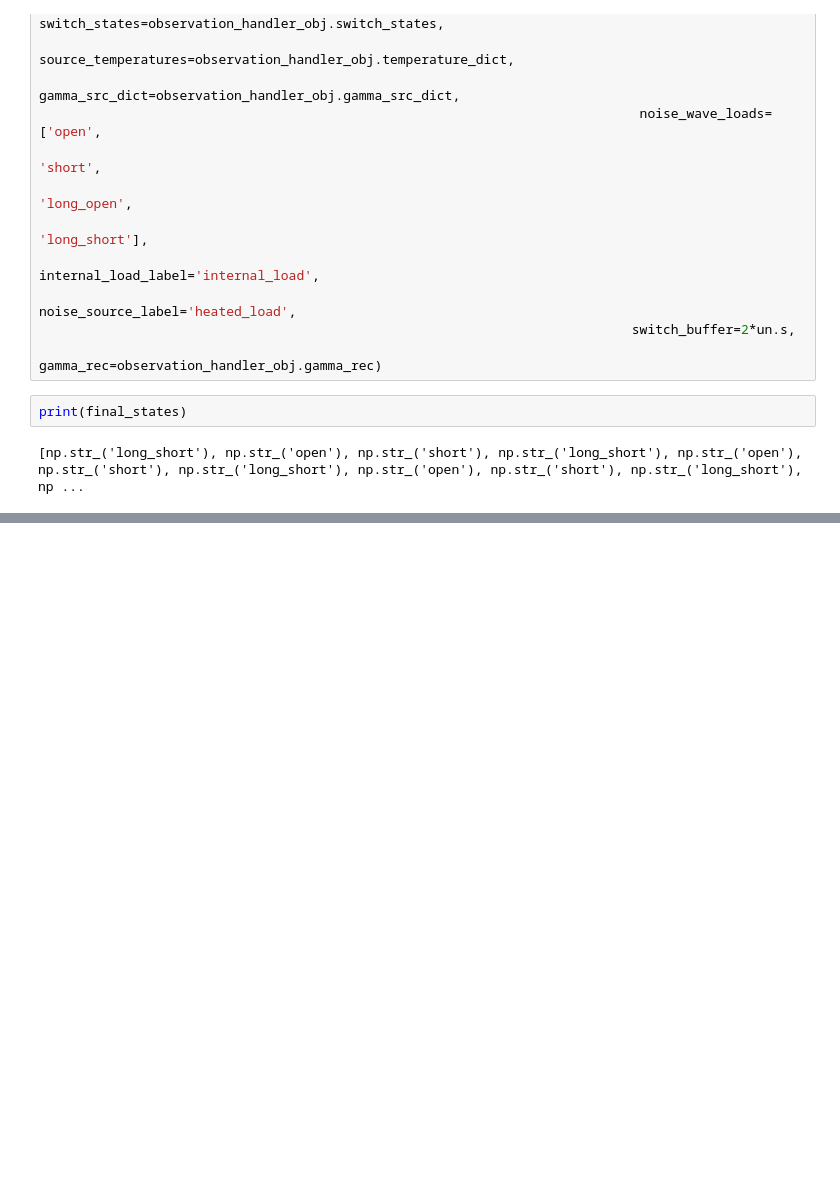
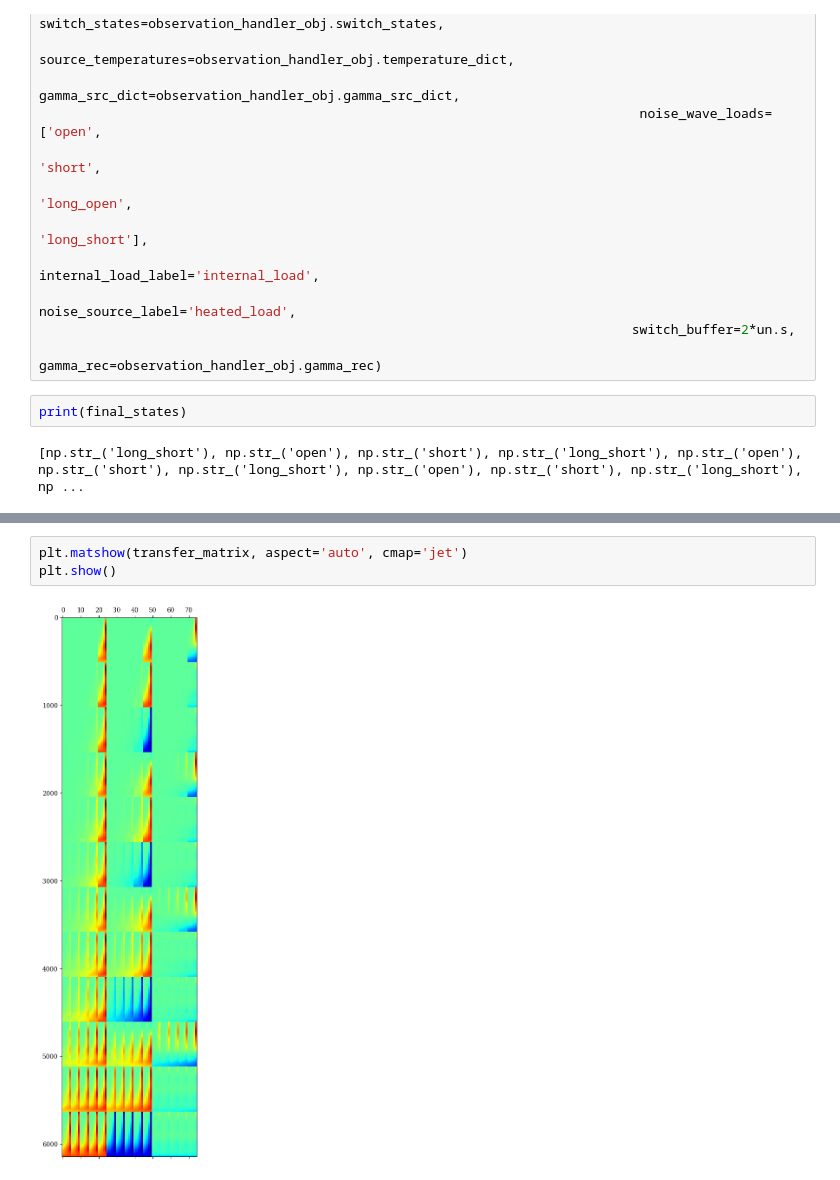
Before and after one commit to RHINO-Experiment/rhino-cal, a Jupyter notebook: simulation_testing.ipynb, the cells around one changed output, grey strips where cells are left out. Saved outputs shown, nothing was run; the diff lists cells and outputs as text; blank space fills up the shorter version.

```diff
--- a/simulation_testing.ipynb
+++ b/simulation_testing.ipynb
@@ -205,0 +198,5 @@ TypeError: Unsupported operand type(s) for ufunc subtract: 'ndarray,Quantity'
+# %%
+plt.matshow(transfer_matrix, aspect='auto', cmap='jet')
+plt.show()
+# %% [output]
+[figure, added]
```
Also changed, not shown: parts of 12 cells of this notebook, 4 other files.
